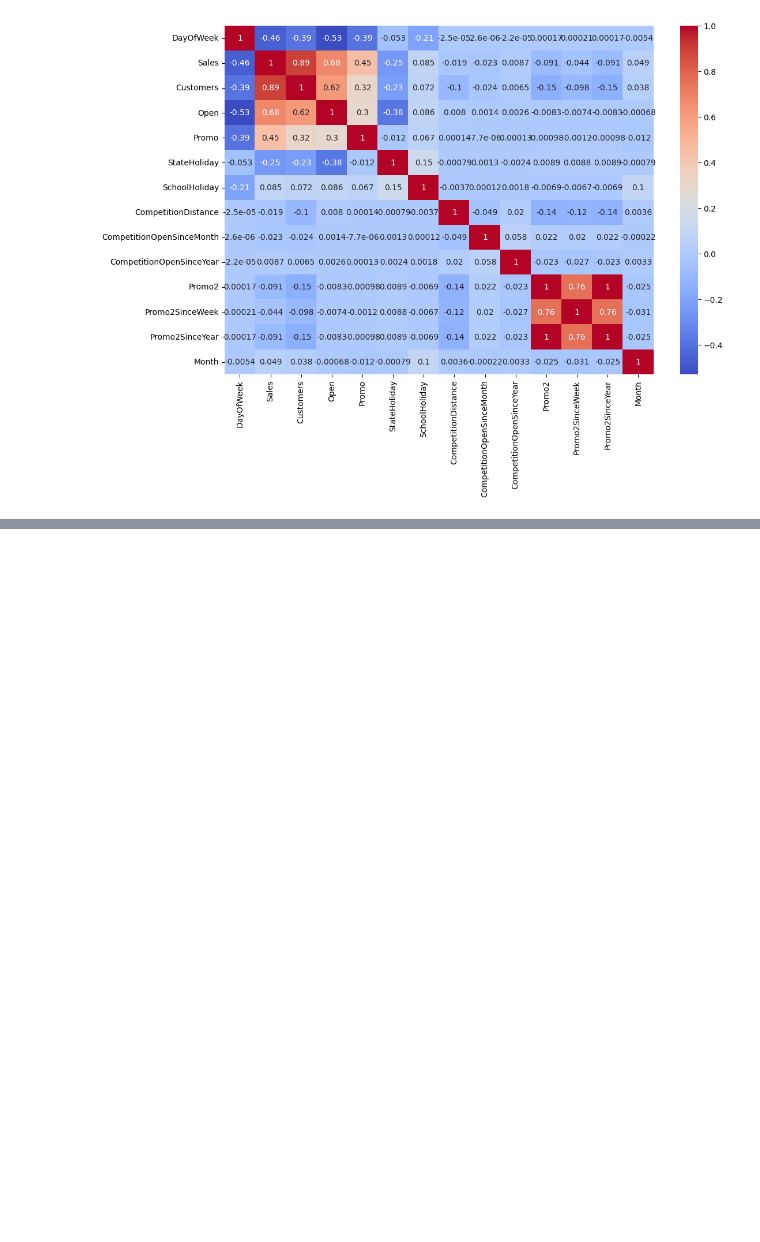
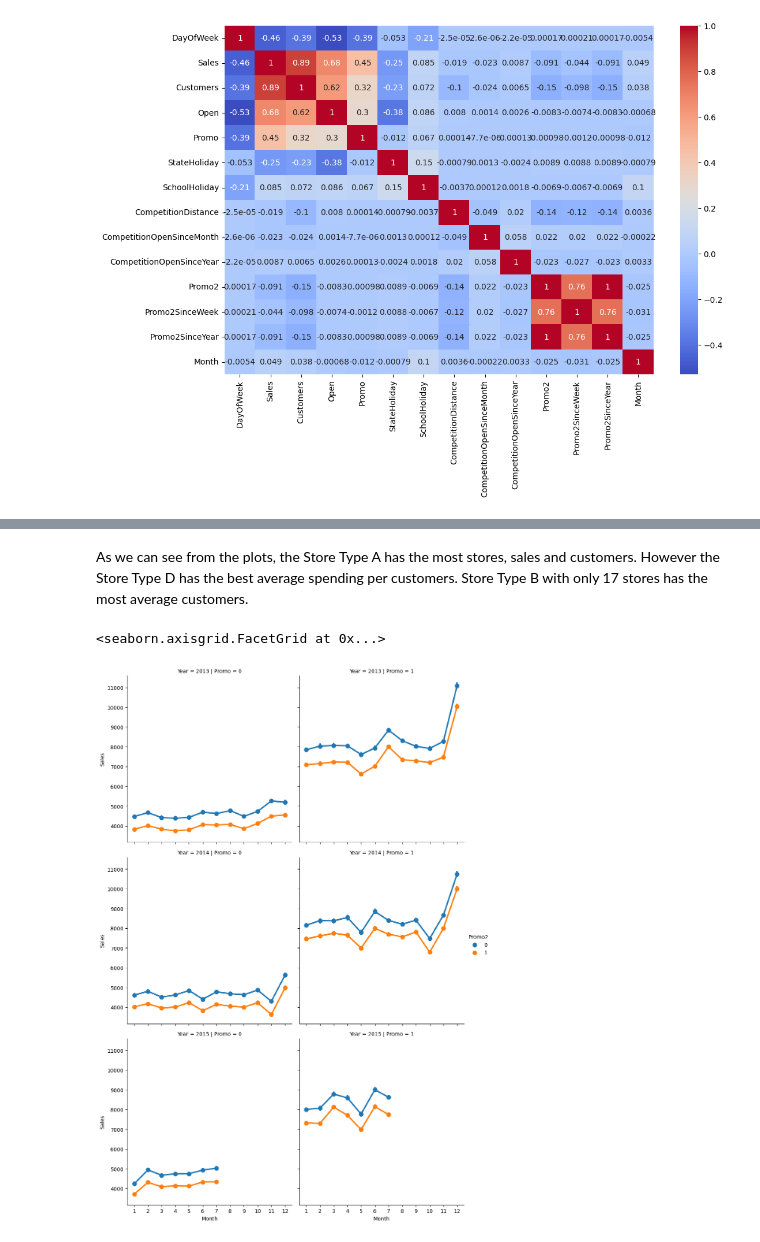
Before and after one commit to ambika1us/Retail_Sales_Prediction, a Jupyter notebook: Retail_Sales_Prediction.ipynb, the cells around one changed output, grey strips where cells are left out. Drawn from its saved outputs; the diff is of its cells as text; code cells hidden in the pictures; blank space fills up the shorter version.

```diff
--- a/Retail_Sales_Prediction.ipynb
+++ b/Retail_Sales_Prediction.ipynb
@@ -451,0 +491,7 @@ sns.heatmap(corr_df.corr(),cmap="coolwarm",annot=True)
+# %% [markdown]
+As we can see from the plots, the Store Type A has the most stores, sales and customers. However the Store Type D has the best average spending per customers. Store Type B with only 17 stores has the most average customers.
+# %%
+sns.factorplot(data=df,x="Month",y="Sales",col='Promo',hue='Promo2',row="Year")
+# %% [output]
+<seaborn.axisgrid.FacetGrid at 0x...>
+[figure, added]
```
Also changed, not shown: parts of 6 cells of this notebook.
